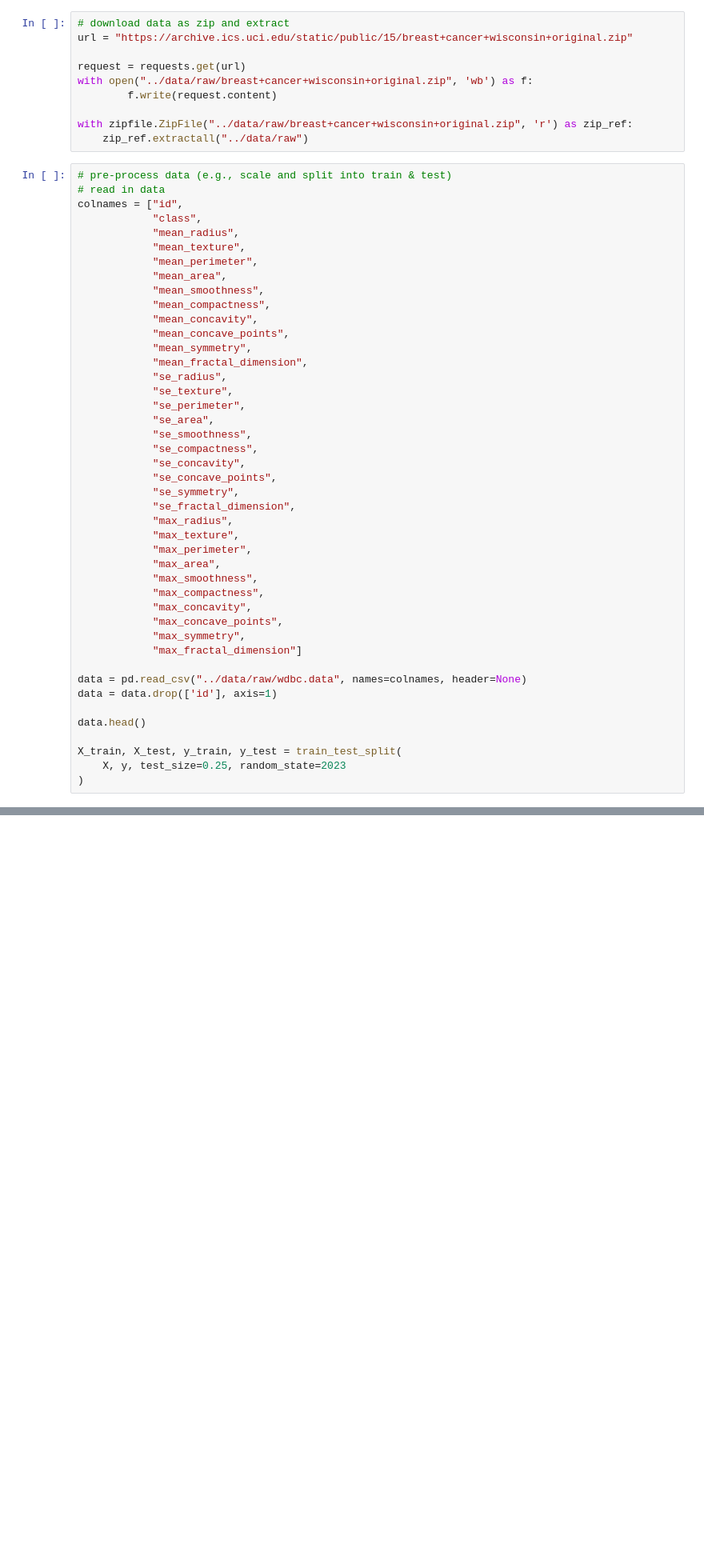
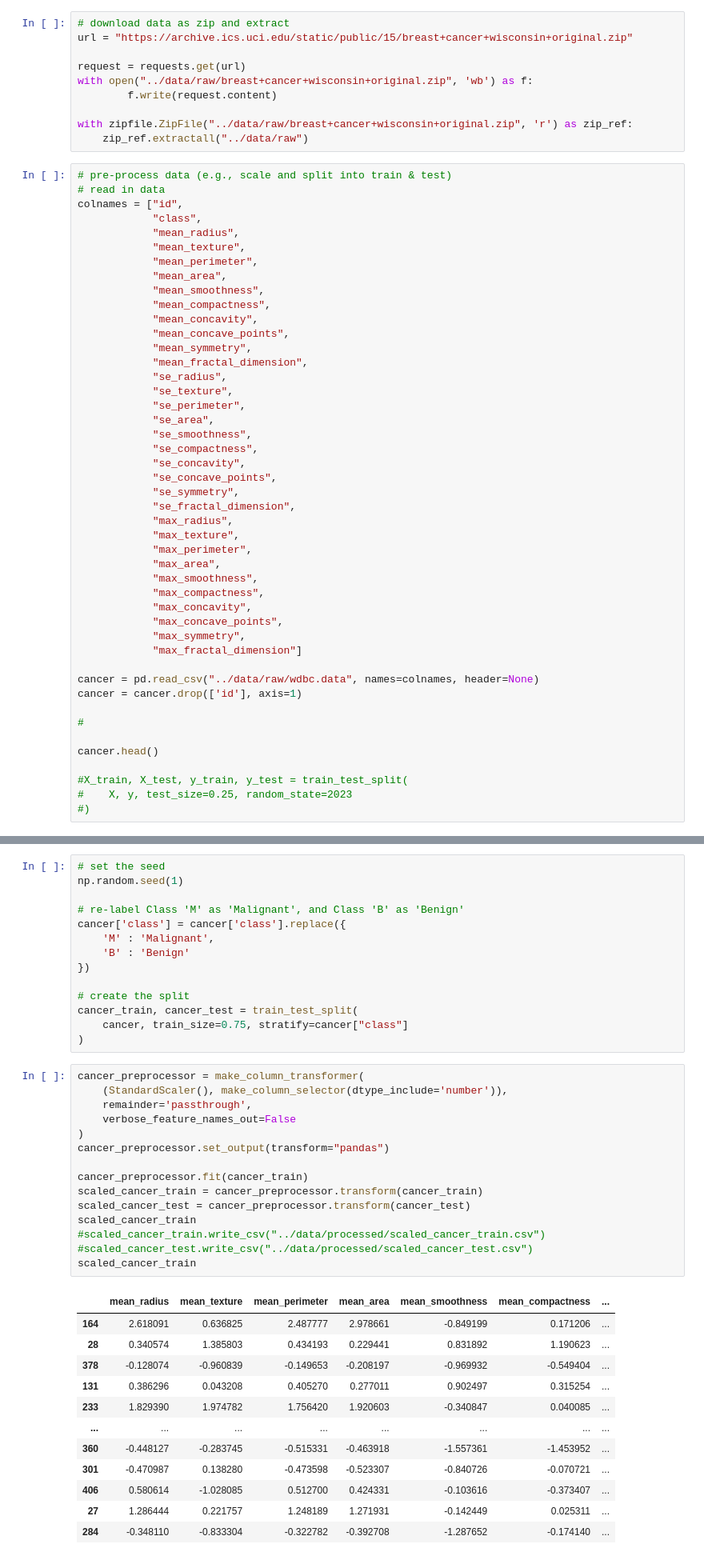
Before and after one commit to FixML/breast_cancer_predictor_py, a Jupyter notebook: src/breast_cancer_predictor_report.ipynb, the cells around one changed output, grey strips where cells are left out. Shown at 80% size. Saved outputs shown, nothing was run; the diff lists cells and outputs as text; blank space fills up the shorter version.

Commit message:
finished preprocessor code

```diff
--- a/src/breast_cancer_predictor_report.ipynb
+++ b/src/breast_cancer_predictor_report.ipynb
@@ -78,11 +84,13 @@ colnames = ["id",
             "max_symmetry",
             "max_fractal_dimension"]
 
-data = pd.read_csv("../data/raw/wdbc.data", names=colnames, header=None)
-data = data.drop(['id'], axis=1)
+cancer = pd.read_csv("../data/raw/wdbc.data", names=colnames, header=None)
+cancer = cancer.drop(['id'], axis=1)
 
-data.head()
+#
 
-X_train, X_test, y_train, y_test = train_test_split(
-    X, y, test_size=0.25, random_state=2023
-)
+cancer.head()
+
+#X_train, X_test, y_train, y_test = train_test_split(
+#    X, y, test_size=0.25, random_state=2023
+#)
@@ -88,0 +105,42 @@ X_train, X_test, y_train, y_test = train_test_split(
+# %%
+# set the seed
+np.random.seed(1)
+
+# re-label Class 'M' as 'Malignant', and Class 'B' as 'Benign'
+cancer['class'] = cancer['class'].replace({
+    'M' : 'Malignant',
+    'B' : 'Benign'
+})
+
+# create the split
+cancer_train, cancer_test = train_test_split(
+    cancer, train_size=0.75, stratify=cancer["class"]
+)
+# %%
+cancer_preprocessor = make_column_transformer(
+    (StandardScaler(), make_column_selector(dtype_include='number')),
+    remainder='passthrough',
+    verbose_feature_names_out=False
+)
+cancer_preprocessor.set_output(transform="pandas")
+
+cancer_preprocessor.fit(cancer_train)
+scaled_cancer_train = cancer_preprocessor.transform(cancer_train)
+scaled_cancer_test = cancer_preprocessor.transform(cancer_test)
+scaled_cancer_train
+#scaled_cancer_train.write_csv("../data/processed/scaled_cancer_train.csv")
+#scaled_cancer_test.write_csv("../data/processed/scaled_cancer_test.csv")
+scaled_cancer_train
+# %% [output]
+|  | mean_radius | mean_texture | mean_perimeter | mean_area | mean_smoothness | mean_compactness | ... |
+| 164 | 2.618091 | 0.636825 | 2.487777 | 2.978661 | -0.849199 | 0.171206 | ... |
+| 28 | 0.340574 | 1.385803 | 0.434193 | 0.229441 | 0.831892 | 1.190623 | ... |
+| 378 | -0.128074 | -0.960839 | -0.149653 | -0.208197 | -0.969932 | -0.549404 | ... |
+| 131 | 0.386296 | 0.043208 | 0.405270 | 0.277011 | 0.902497 | 0.315254 | ... |
+| 233 | 1.829390 | 1.974782 | 1.756420 | 1.920603 | -0.340847 | 0.040085 | ... |
+| ... | ... | ... | ... | ... | ... | ... | ... |
+| 360 | -0.448127 | -0.283745 | -0.515331 | -0.463918 | -1.557361 | -1.453952 | ... |
+| 301 | -0.470987 | 0.138280 | -0.473598 | -0.523307 | -0.840726 | -0.070721 | ... |
+| 406 | 0.580614 | -1.028085 | 0.512700 | 0.424331 | -0.103616 | -0.373407 | ... |
+| 27 | 1.286444 | 0.221757 | 1.248189 | 1.271931 | -0.142449 | 0.025311 | ... |
+| 284 | -0.348110 | -0.833304 | -0.322782 | -0.392708 | -1.287652 | -0.174140 | ... |
```
Also changed, not shown: parts of 3 cells of this notebook, 2 other files.
